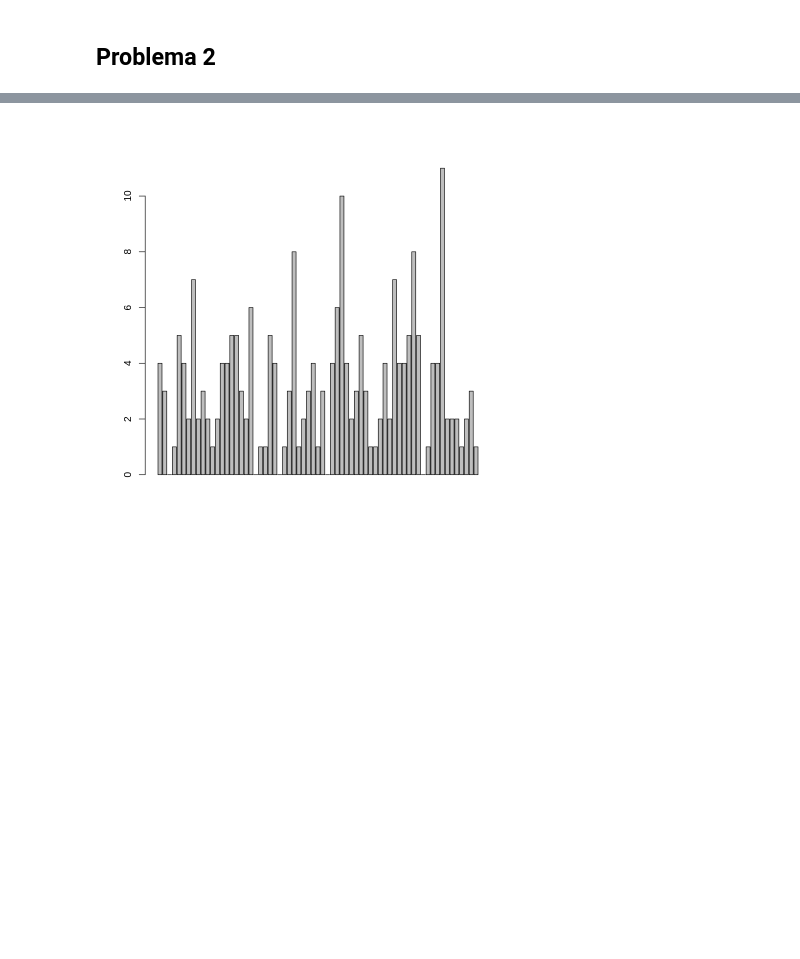
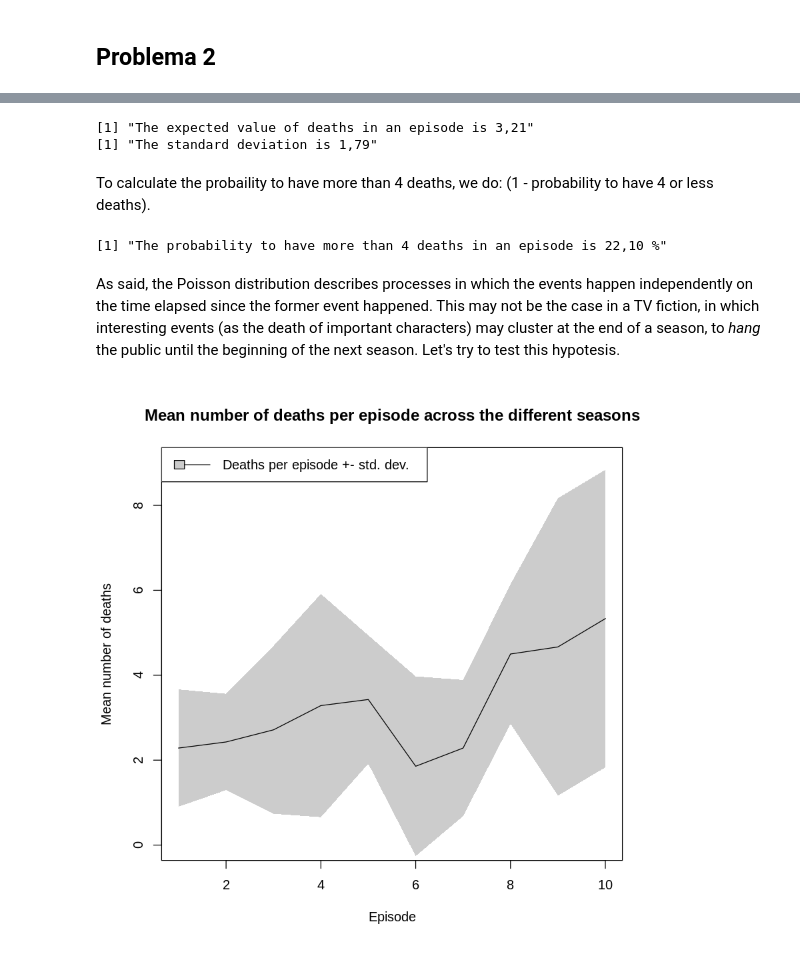
Before and after one commit to NTrevisani/DataScienceMaster, a Jupyter notebook: Estadistica/Practica2/Practica2.ipynb, the cells around one changed output, grey strips where cells are left out. Saved outputs shown, nothing was run; the diff lists cells and outputs as text; code cells hidden in the pictures; blank space fills up the shorter version.

```diff
--- a/Estadistica/Practica2/Practica2.ipynb
+++ b/Estadistica/Practica2/Practica2.ipynb
@@ -125,6 +161,51 @@ Eso puede ser falso, ya que siendo una serie de televisión, se suelen agrupar e
-# %%
-death.episode <- tapply(got$NumDeaths)
-
-barplot(got$NumDeaths)
-# %% [output]
-[figure, removed]
+# %%
+# The distribution, as we guessed, is very similar to a Poisson
+# Let's extract the key value of the distribution
+
+# lambda = mean value of the distribution
+# sqrt(lambda) = standard deviation of the distribution
+lambda <- mean(got$NumDeaths)
+print(paste("The expected value of deaths in an episode is", format(round(lambda, 2), nsmall = 2)))
+print(paste("The standard deviation is", format(round(sqrt(lambda), 2), nsmall = 2)))
+# %% [output]
+[1] "The expected value of deaths in an episode is 3,21"
+[1] "The standard deviation is 1,79"
+# %% [markdown]
+To calculate the probaility to have more than 4 deaths, we do:
+(1 - probability to have 4 or less deaths).
+# %%
+# The probability to have more than 4 deaths in an episode can be
+# calculated using the 'ppois' function.
+# Since 'ppois' returns the probability to have 4 or less deaths,
+# we have to consider (1 - ppois(4, lambda))
+
+p.4 <- (1 - ppois(4, lambda))
+print(paste("The probability to have more than 4 deaths in an episode is",
+            format(round(p.4*100, 2), nsmall = 2),"%"))
+# %% [output]
+[1] "The probability to have more than 4 deaths in an episode is 22,10 %"
+# %% [markdown]
+As said, the Poisson distribution describes processes in which the events happen independently on the time elapsed since the former event happened.
+This may not be the case in a TV fiction, in which interesting events (as the death of important characters) may cluster at the end of a season, to _hang_ the public until the beginning of the next season.
+Let's try to test this hypotesis.
+# %%
+# Let's plot the distribution of the mean number of deaths per episode
+# versus the number of episode in the season
+death.episode.mean    <- c(tapply(X = got$NumDeaths, INDEX = got$Episode, mean))
+death.episode.std.dev <- c(tapply(X = got$NumDeaths, INDEX = got$Episode, sd))
+
+death.episode.std.dev.up   <- death.episode.mean + death.episode.std.dev
+death.episode.std.dev.down <- death.episode.mean - death.episode.std.dev
+
+plot(c(1:10), death.episode.mean, ylim = c(0,9), type = "l",
+    xlab = "Episode", ylab = "Mean number of deaths",
+    main = "Mean number of deaths per episode across the different seasons")
+
+polygon(c(c(1:10), c(10:1)), c(death.episode.std.dev.up, rev(death.episode.std.dev.down)), col = "grey80", border = NA)
+lines(c(1:10), death.episode.mean, ylim = c(0,9))
+
+legend("topleft",lty=1, "Deaths per episode +- std. dev.",
+       col = "black",
+      fill = "grey80")
+# %% [output]
+[figure, added]
```
Also changed, not shown: parts of 36 cells of this notebook, 2 other files.
